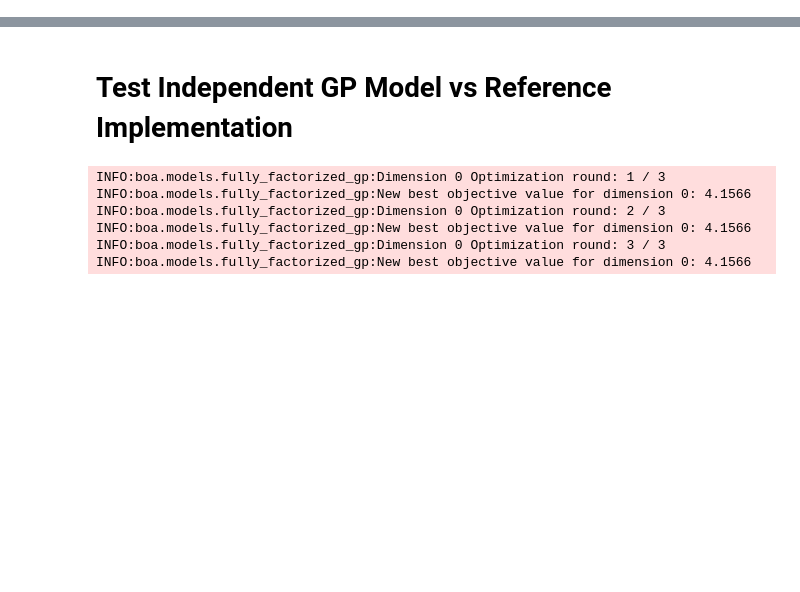
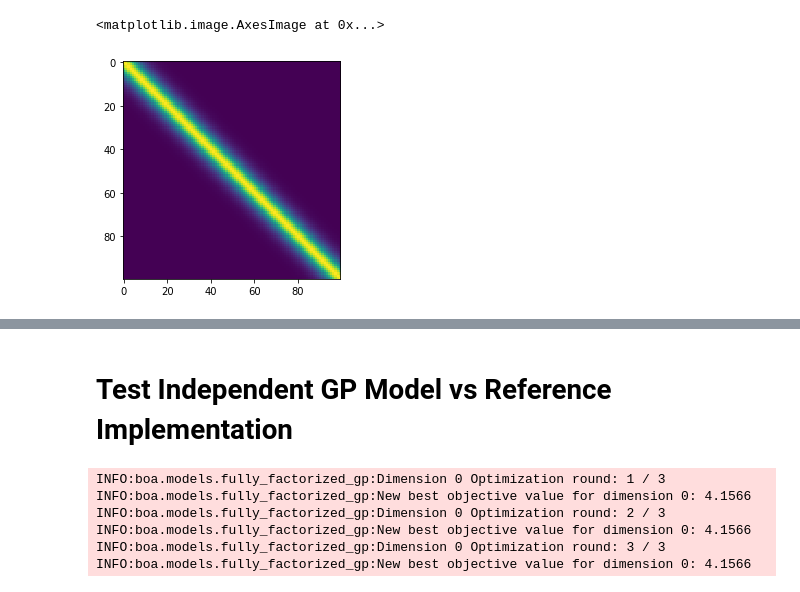
Before and after one commit to gncs/boa, a Jupyter notebook: notebooks/scratch.ipynb, the cells around one changed output, grey strips where cells are left out. Drawn from its saved outputs; the diff is of its cells as text; code cells hidden in the pictures; blank space fills up the shorter version.

```diff
--- a/notebooks/scratch.ipynb
+++ b/notebooks/scratch.ipynb
@@ -59,0 +60,5 @@ tape.gradient(l, x)
+# %%
+plt.imshow(gp(xs).var.mat)
+# %% [output]
+<matplotlib.image.AxesImage at 0x...>
+[figure, added]
```
Also changed, not shown: parts of 10 cells of this notebook, 5 other files.
